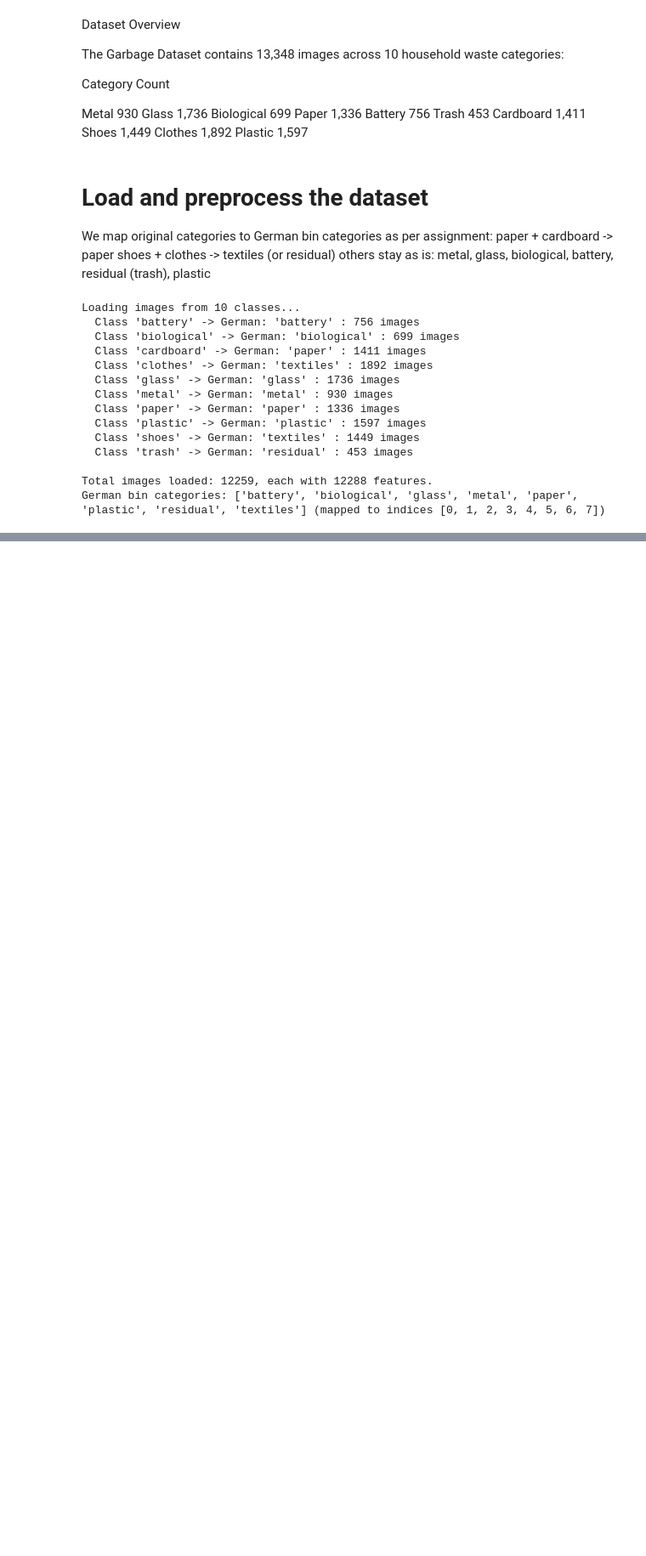
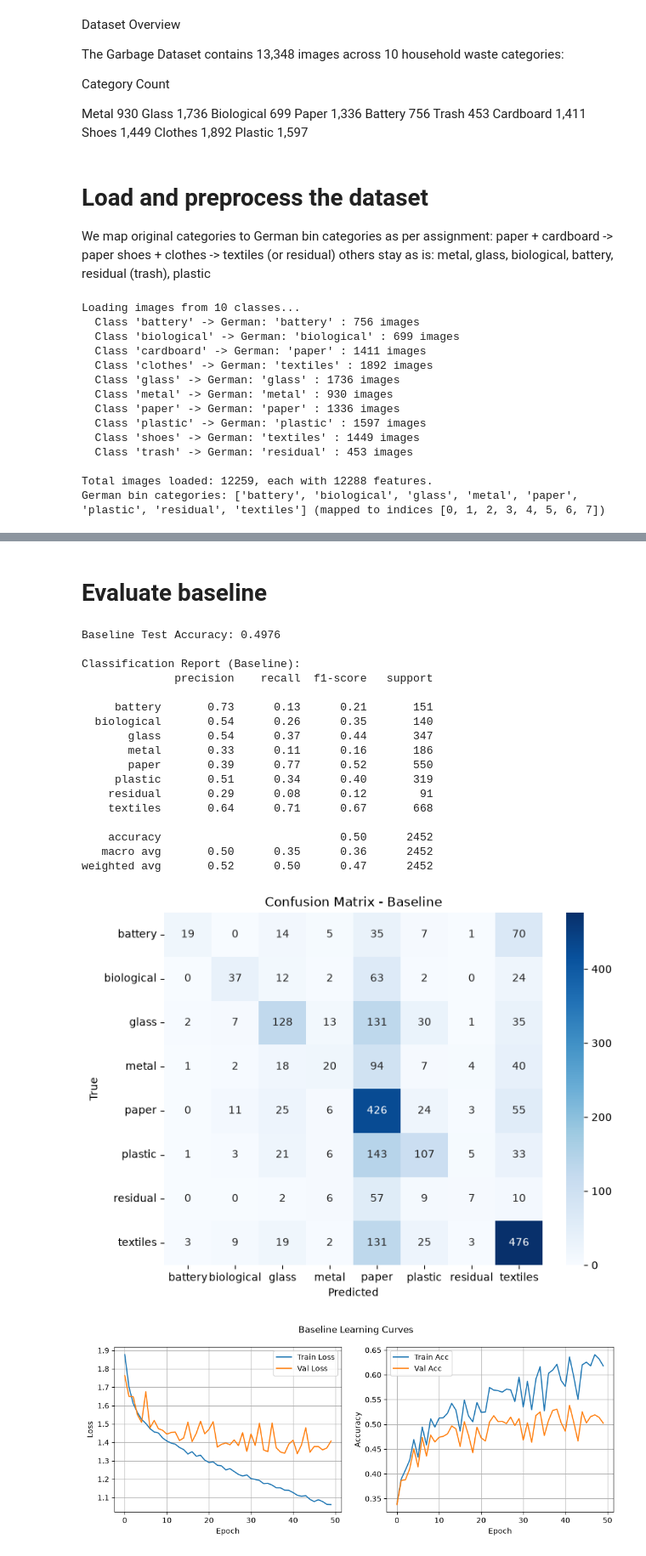
Before and after one commit to SvnNgbr/FML_AB_SN_HouseholdWasteClassification, a Jupyter notebook: run.ipynb, the cells around one changed output, grey strips where cells are left out. Shown at 85% size. Saved outputs shown, nothing was run; the diff lists cells and outputs as text; code cells hidden in the pictures; blank space fills up the shorter version.

Commit message:
algo done and training done

```diff
--- a/run.ipynb
+++ b/run.ipynb
@@ -271,0 +274,20 @@ German bin categories: ['battery', 'biological', 'glass', 'metal', 'paper', 'pla
+# %%
+def preprocess_data(X, y, test_size=0.2, val_size=0.2):
+    # Normalise to [0,1]
+    X = X / 255.0
+
+    # Stratified split
+    X_train_val, X_test, y_train_val, y_test = train_test_split(
+        X, y, test_size=test_size, stratify=y, random_state=42
+    )
+    val_proportion = val_size / (1 - test_size)
+    X_train, X_val, y_train, y_val = train_test_split(
+        X_train_val, y_train_val, test_size=val_proportion,
+        stratify=y_train_val, random_state=42
+    )
+    print(f"Training set: {X_train.shape[0]} samples")
+    print(f"Validation set: {X_val.shape[0]} samples")
+    print(f"Test set: {X_test.shape[0]} samples")
+    return X_train, X_val, X_test, y_train, y_val, y_test
+
+X_train, X_val, X_test, y_train, y_val, y_test = preprocess_data(X, y)
@@ -271,0 +658,50 @@ German bin categories: ['battery', 'biological', 'glass', 'metal', 'paper', 'pla
+# %% [markdown]
+# Evaluate baseline
+# %%
+y_test_pred = baseline_mlp.predict(X_test)
+test_acc = accuracy_score(y_test, y_test_pred)
+print(f"Baseline Test Accuracy: {test_acc:.4f}")
+
+print("\nClassification Report (Baseline):")
+print(classification_report(y_test, y_test_pred, target_names=german_categories))
+
+# Confusion matrix
+cm = confusion_matrix(y_test, y_test_pred)
+plt.figure(figsize=(8,6))
+sns.heatmap(cm, annot=True, fmt='d', cmap='Blues',
+            xticklabels=german_categories, yticklabels=german_categories)
+plt.xlabel('Predicted')
+plt.ylabel('True')
+plt.title('Confusion Matrix - Baseline')
+plt.show()
+
+# Learning curves
+fig, (ax1, ax2) = plt.subplots(1,2, figsize=(12,4))
+ax1.plot(baseline_mlp.train_loss_history, label='Train Loss')
+ax1.plot(baseline_mlp.val_loss_history, label='Val Loss')
+ax1.set_xlabel('Epoch'); ax1.set_ylabel('Loss'); ax1.legend(); ax1.grid(True)
+ax2.plot(baseline_mlp.train_acc_history, label='Train Acc')
+ax2.plot(baseline_mlp.val_acc_history, label='Val Acc')
+ax2.set_xlabel('Epoch'); ax2.set_ylabel('Accuracy'); ax2.legend(); ax2.grid(True)
+plt.suptitle('Baseline Learning Curves')
+plt.show()
+# %% [output]
+Baseline Test Accuracy: 0.4976
+
+Classification Report (Baseline):
+              precision    recall  f1-score   support
+
+     battery       0.73      0.13      0.21       151
+  biological       0.54      0.26      0.35       140
+       glass       0.54      0.37      0.44       347
+       metal       0.33      0.11      0.16       186
+       paper       0.39      0.77      0.52       550
+     plastic       0.51      0.34      0.40       319
+    residual       0.29      0.08      0.12        91
+    textiles       0.64      0.71      0.67       668
+
+    accuracy                           0.50      2452
+   macro avg       0.50      0.35      0.36      2452
+weighted avg       0.52      0.50      0.47      2452
+[figure, added]
+[figure, added]
```
Also changed, not shown: parts of 26 cells of this notebook.
